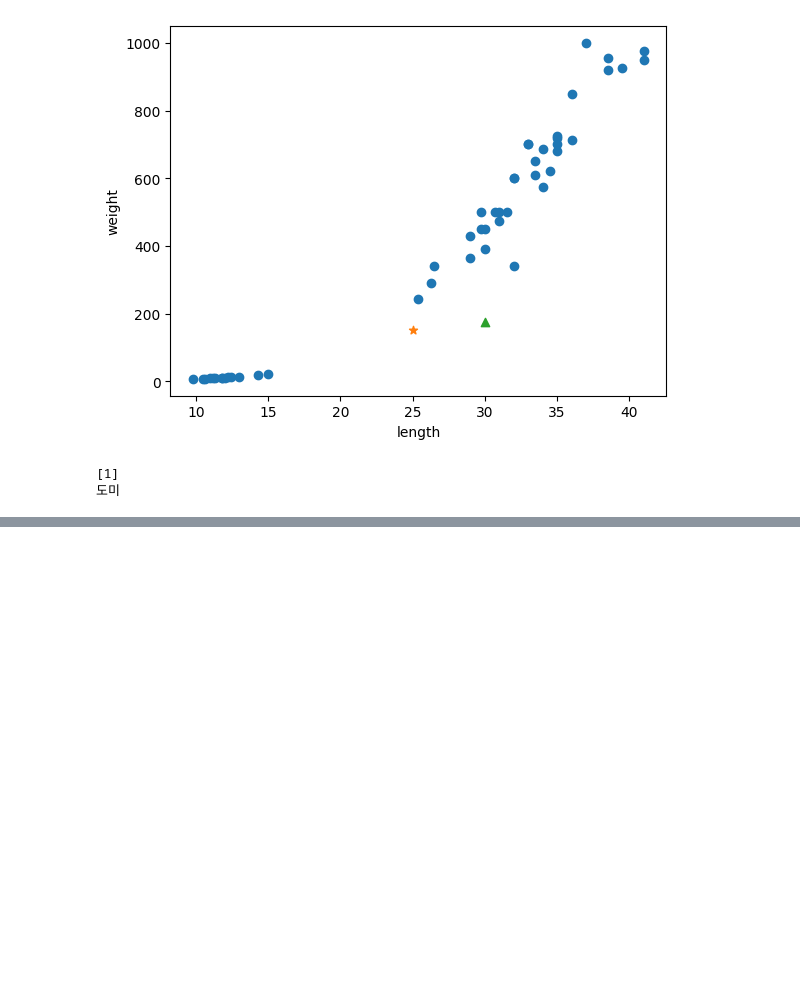
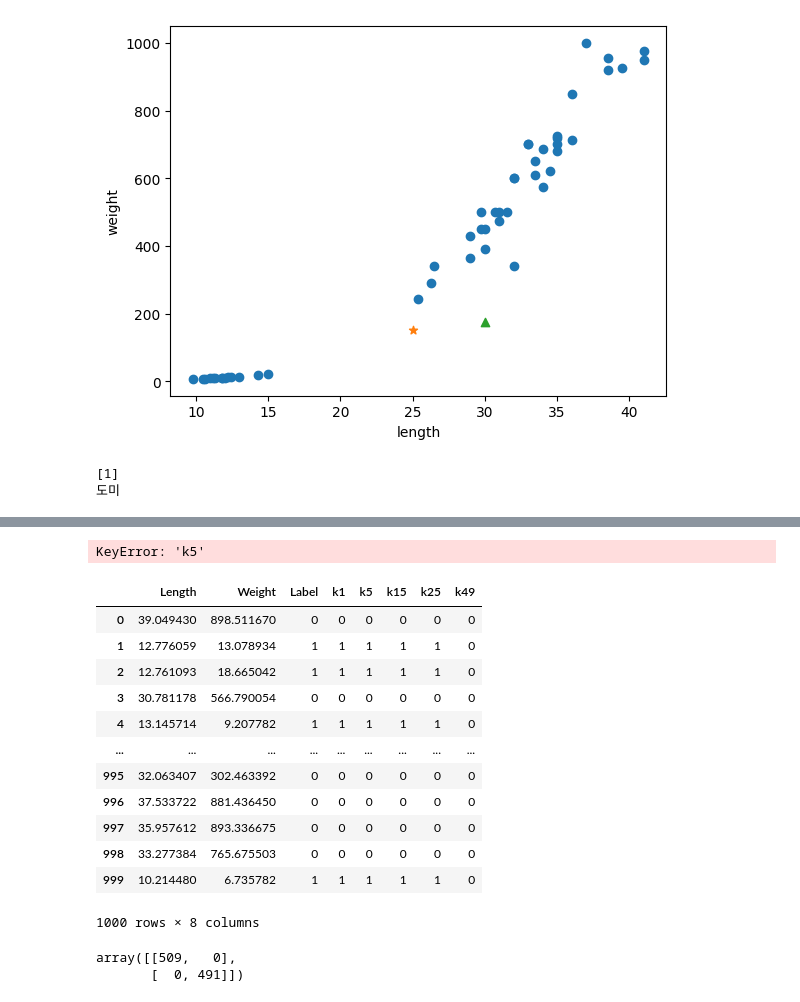
Before and after one commit to GITSangWoo/fishmlserv, a Jupyter notebook: note/untitle.ipynb, the cells around one changed output, grey strips where cells are left out. Cells and saved outputs as stored; diff of their text form; code cells hidden in the pictures; blank space fills up the shorter version.

```diff
--- a/note/untitle.ipynb
+++ b/note/untitle.ipynb
@@ -550,0 +641,5 @@ Note: you may need to restart the kernel to use updated packages.
+# %%
+val_data['Label']
+val_data.loc[col_name]
+# %% [output]
+KeyError: 'k5'
@@ -550,0 +649,2 @@ Note: you may need to restart the kernel to use updated packages.
+# %%
+val_data=pd.read_parquet("/home/centa/data/fish_pred_parquet/fish_pred49.parquet")
@@ -550,0 +653,25 @@ Note: you may need to restart the kernel to use updated packages.
+# %%
+val_data
+val_data.replace({'Bream': 0, 'Smelt': 1}, inplace=True)
+# %%
+ val_data
+# %% [output]
+|  | Length | Weight | Label | k1 | k5 | k15 | k25 | k49 |
+| 0 | 39.049430 | 898.511670 | 0 | 0 | 0 | 0 | 0 | 0 |
+| 1 | 12.776059 | 13.078934 | 1 | 1 | 1 | 1 | 1 | 0 |
+| 2 | 12.761093 | 18.665042 | 1 | 1 | 1 | 1 | 1 | 0 |
+| 3 | 30.781178 | 566.790054 | 0 | 0 | 0 | 0 | 0 | 0 |
+| 4 | 13.145714 | 9.207782 | 1 | 1 | 1 | 1 | 1 | 0 |
+| ... | ... | ... | ... | ... | ... | ... | ... | ... |
+| 995 | 32.063407 | 302.463392 | 0 | 0 | 0 | 0 | 0 | 0 |
+| 996 | 37.533722 | 881.436450 | 0 | 0 | 0 | 0 | 0 | 0 |
+| 997 | 35.957612 | 893.336675 | 0 | 0 | 0 | 0 | 0 | 0 |
+| 998 | 33.277384 | 765.675503 | 0 | 0 | 0 | 0 | 0 | 0 |
+| 999 | 10.214480 | 6.735782 | 1 | 1 | 1 | 1 | 1 | 0 |
+1000 rows × 8 columns
+# %%
+cm=confusion_matrix(val_data.iloc[:,3],val_data.iloc[:,4])
+cm
+# %% [output]
+array([[509,   0],
+       [  0, 491]])
```
Also changed, not shown: parts of 18 cells of this notebook.
